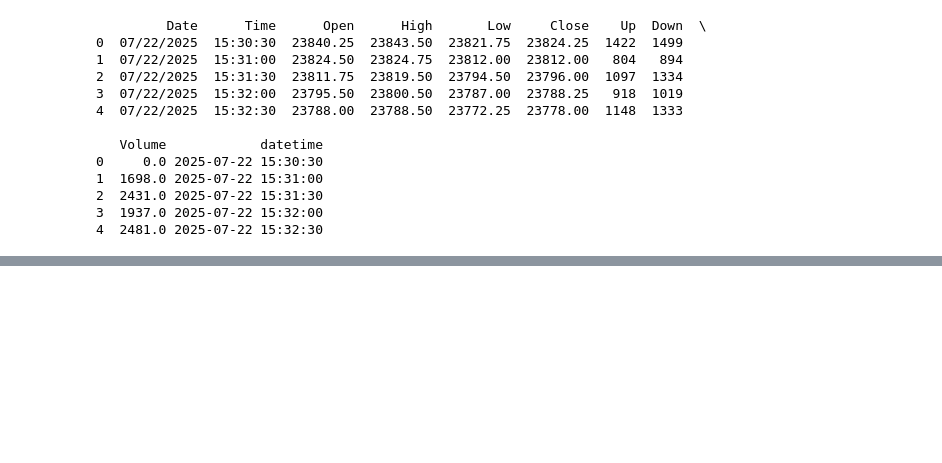
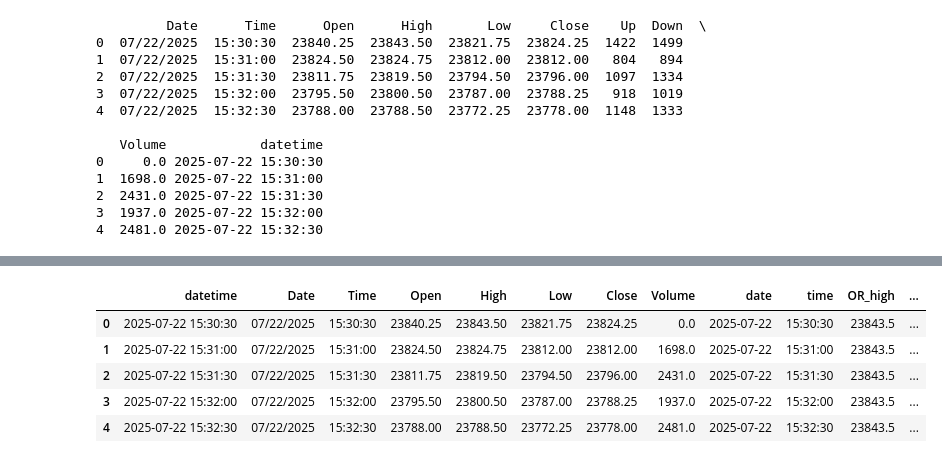
Before and after one commit to koss28/Yquant, a Jupyter notebook: notebooks/opening_range_analysis.ipynb, the cells around one changed output, grey strips where cells are left out. Saved outputs shown, nothing was run; the diff lists cells and outputs as text; code cells hidden in the pictures; blank space fills up the shorter version.

```diff
--- a/notebooks/opening_range_analysis.ipynb
+++ b/notebooks/opening_range_analysis.ipynb
@@ -39,0 +141,15 @@ print(df.head())
+# %%
+df = df.merge(
+    opening_range[["OR_high", "OR_low"]],
+    on="date",
+    how="left"
+)
+# %%
+df.head()
+# %% [output]
+|  | datetime | Date | Time | Open | High | Low | Close | Volume | date | time | OR_high | ... |
+| 0 | 2025-07-22 15:30:30 | 07/22/2025 | 15:30:30 | 23840.25 | 23843.50 | 23821.75 | 23824.25 | 0.0 | 2025-07-22 | 15:30:30 | 23843.5 | ... |
+| 1 | 2025-07-22 15:31:00 | 07/22/2025 | 15:31:00 | 23824.50 | 23824.75 | 23812.00 | 23812.00 | 1698.0 | 2025-07-22 | 15:31:00 | 23843.5 | ... |
+| 2 | 2025-07-22 15:31:30 | 07/22/2025 | 15:31:30 | 23811.75 | 23819.50 | 23794.50 | 23796.00 | 2431.0 | 2025-07-22 | 15:31:30 | 23843.5 | ... |
+| 3 | 2025-07-22 15:32:00 | 07/22/2025 | 15:32:00 | 23795.50 | 23800.50 | 23787.00 | 23788.25 | 1937.0 | 2025-07-22 | 15:32:00 | 23843.5 | ... |
+| 4 | 2025-07-22 15:32:30 | 07/22/2025 | 15:32:30 | 23788.00 | 23788.50 | 23772.25 | 23778.00 | 2481.0 | 2025-07-22 | 15:32:30 | 23843.5 | ... |
```
Also changed, not shown: parts of 9 cells of this notebook.
